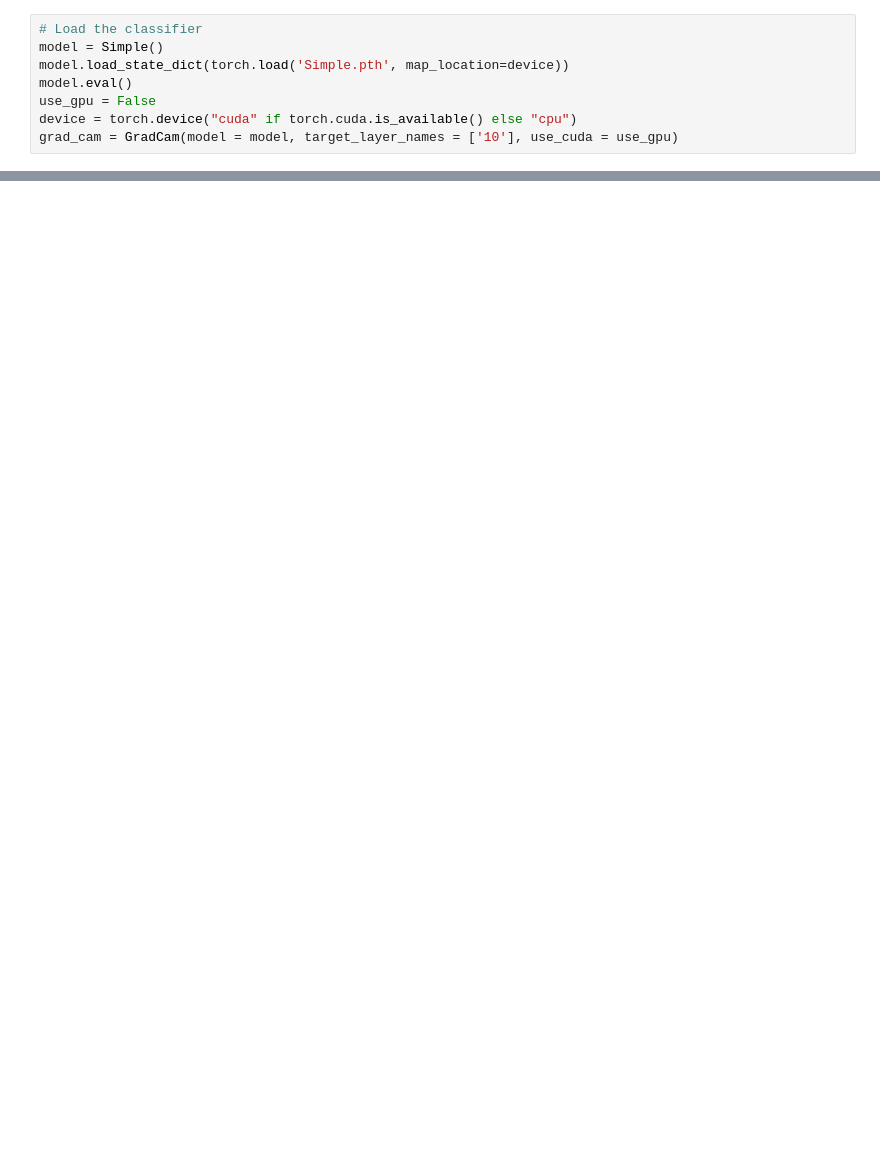
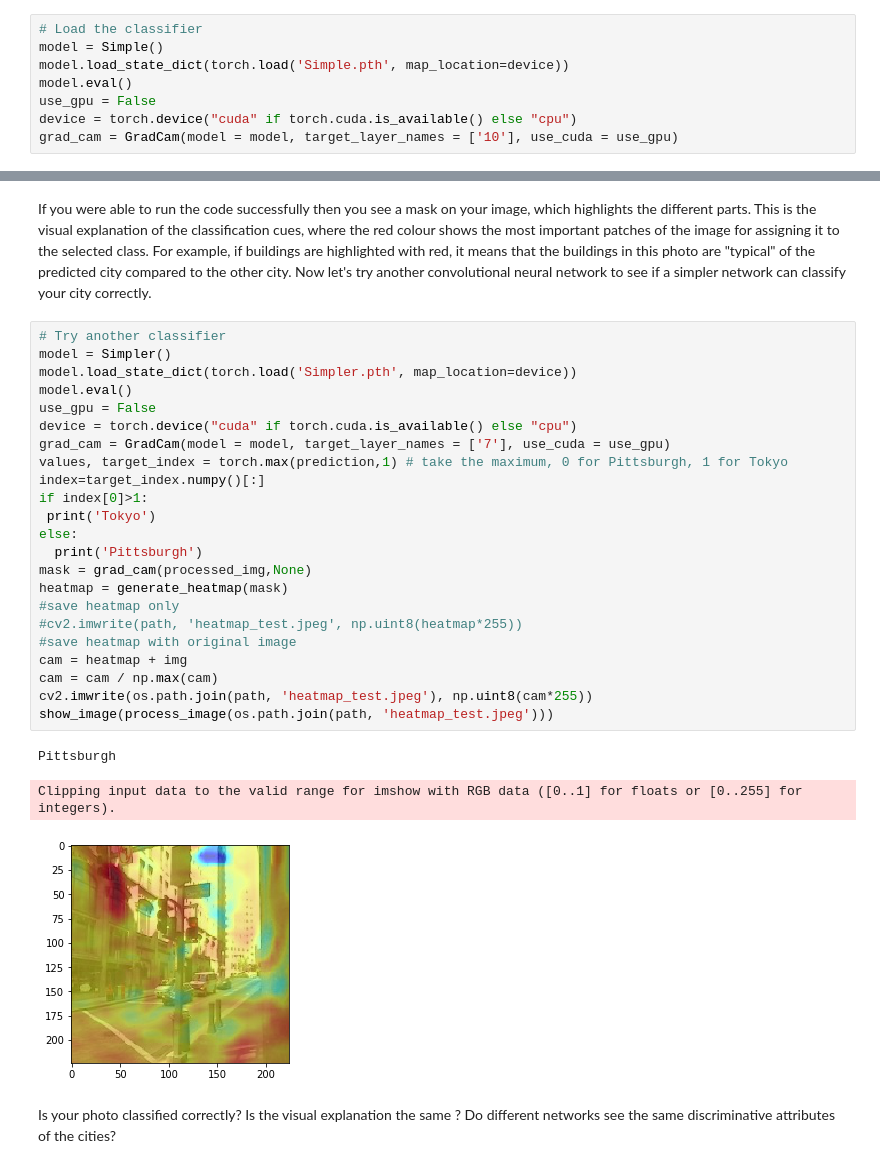
Before and after one commit to seyrankhademi/CIPA2019_Workshop, a Jupyter notebook: Demo.ipynb, the cells around one changed output, grey strips where cells are left out. Drawn from its saved outputs; the diff is of its cells as text; blank space fills up the shorter version.

```diff
--- a/Demo.ipynb
+++ b/Demo.ipynb
@@ -256,0 +304,31 @@ Clipping input data to the valid range for imshow with RGB data ([0..1] for floa
+# %% [markdown]
+If you were able to run the code successfully then you see a mask on your image, which highlights the different parts. This is the visual explanation of the classification cues, where the red colour shows the most important patches of the image for assigning it to the selected class. For example, if buildings are highlighted with red, it means that the buildings in this photo are "typical" of the predicted city compared to the other city. Now let's try another convolutional neural network to see if a simpler network can classify your city correctly.
+# %%
+# Try another classifier
+model = Simpler()
+model.load_state_dict(torch.load('Simpler.pth', map_location=device))
+model.eval()
+use_gpu = False
+device = torch.device("cuda" if torch.cuda.is_available() else "cpu")
+grad_cam = GradCam(model = model, target_layer_names = ['7'], use_cuda = use_gpu)
+values, target_index = torch.max(prediction,1) # take the maximum, 0 for Pittsburgh, 1 for Tokyo
+index=target_index.numpy()[:]
+if index[0]>1:
+ print('Tokyo')
+else:
+  print('Pittsburgh')
+mask = grad_cam(processed_img,None)
+heatmap = generate_heatmap(mask)
+#save heatmap only
+#cv2.imwrite(path, 'heatmap_test.jpeg', np.uint8(heatmap*255))
+#save heatmap with original image
+cam = heatmap + img
+cam = cam / np.max(cam)
+cv2.imwrite(os.path.join(path, 'heatmap_test.jpeg'), np.uint8(cam*255))
+show_image(process_image(os.path.join(path, 'heatmap_test.jpeg')))
+# %% [output]
+Pittsburgh
+Clipping input data to the valid range for imshow with RGB data ([0..1] for floats or [0..255] for integers).
+[figure, added]
+# %% [markdown]
+Is your photo classified correctly? Is the visual explanation the same ? Do different networks see the same discriminative attributes of the cities?
```
Also changed, not shown: parts of 12 cells of this notebook.
